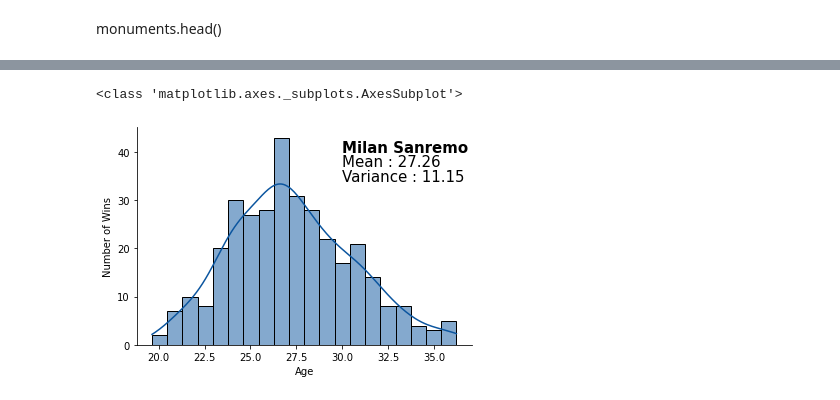
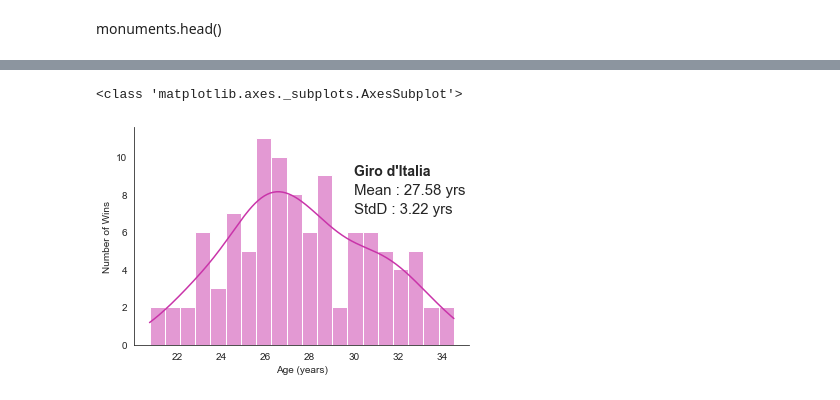
Before and after one commit to charles-v-phillips/grand_tour_analysis, a Jupyter notebook: playground.ipynb, the cells around one changed output, grey strips where cells are left out. Cells and saved outputs as stored; diff of their text form; code cells hidden in the pictures.

```diff
--- a/playground.ipynb
+++ b/playground.ipynb
@@ -261,7 +279,7 @@ make_plot(i,'Il Lombardia',save = True)
-# %%
-
-m = collapse_cols(msr)
-make_plot(m,'Milan Sanremo')
-# %% [output]
-<class 'matplotlib.axes._subplots.AxesSubplot'>
-[figure, removed]
+# %%
+headers = ['race','year','edition','age','weight']
+gc_giro = pd.read_csv('giro-d-italia_gc_final_results_info.csv',names = headers)
+make_age_plot(gc_giro['age'],'Giro d\'Italia',clr = '#c934a9',save = True)
+# %% [output]
+<class 'matplotlib.axes._subplots.AxesSubplot'>
+[figure, added]
```
Also changed, not shown: parts of 43 cells of this notebook, 2 other files.
